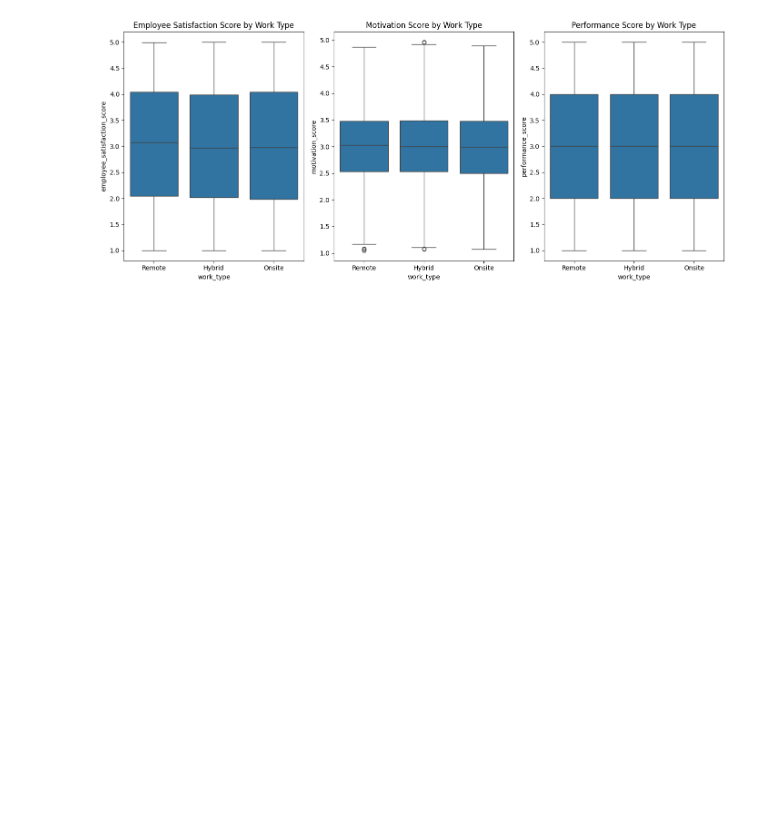
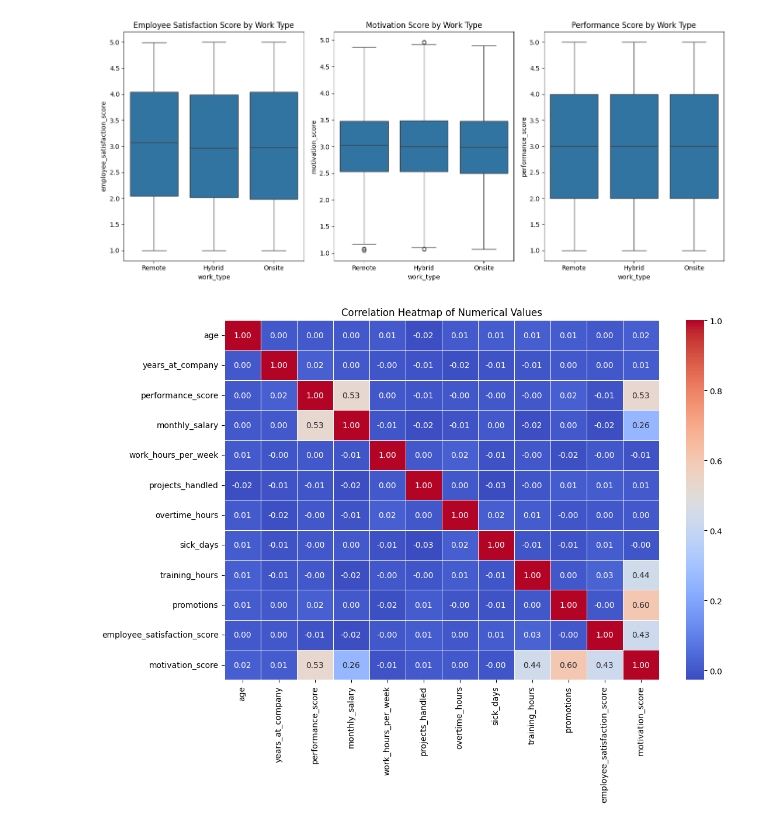
Before and after one commit to najafriederike/first_project, a Jupyter notebook: notebooks/df.ipynb, the cells around one changed output. Drawn from its saved outputs; the diff is of its cells as text; code cells hidden in the pictures; blank space fills up the shorter version.

Commit message:
updated figures and .py files

```diff
--- a/notebooks/df.ipynb
+++ b/notebooks/df.ipynb
@@ -477,3 +517,41 @@ def plot_scores_by_work_type(df_cleaned):
 plot_scores_by_work_type(df_cleaned)
 # %% [output]
 [figure]
+# %%
+def heat_map(df_cleaned):
+    """
+    Plots a heatmap showing the correlation between numerical columns in the DataFrame.
+
+    Parameters:
+    df_cleaned (pandas.DataFrame): The DataFrame containing the data.
+
+    Returns:
+    pandas.DataFrame: The correlation matrix of the numerical columns.
+
+    Examples:
+    correlation_matrix = heat_map(df_cleaned)
+    print(correlation_matrix)
+
+    Notes:
+    The function saves the heatmap to the figures folder.
+
+    """
+    numerical_df = df_cleaned.select_dtypes(include='number')
+
+    # Calculate the correlation matrix for numerical columns
+    correlation_matrix = numerical_df.corr()
+
+    # Plot the heatmap
+    plt.figure(figsize=(12, 8))  # Adjust the figure size as needed
+    sns.heatmap(correlation_matrix, annot=True, cmap="coolwarm", fmt=".2f", linewidths=0.5)
+    plt.title("Correlation Heatmap of Numerical Values")
+
+    #save the plot
+    plt.savefig("../figures/heat_map.jpeg", format="jpeg", dpi=300)
+
+    #display the plot
+    plt.show()
+# %%
+heat_map(df_cleaned)
+# %% [output]
+[figure, added]
```
Also changed, not shown: parts of 8 cells of this notebook, 7 other files.
